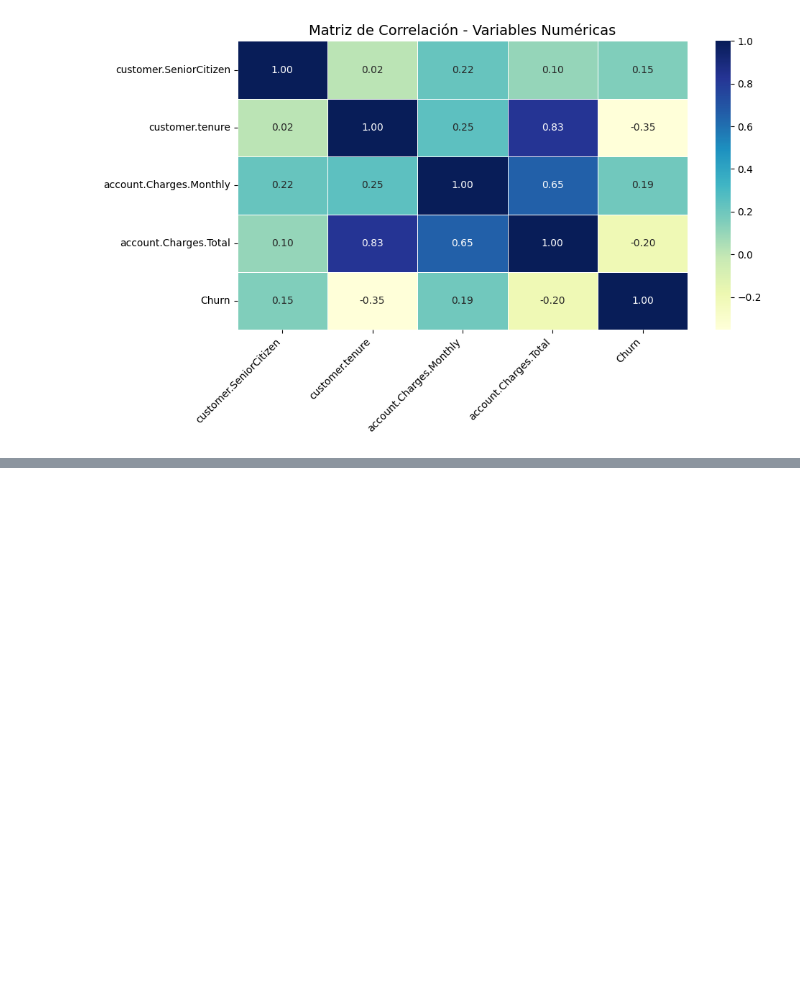
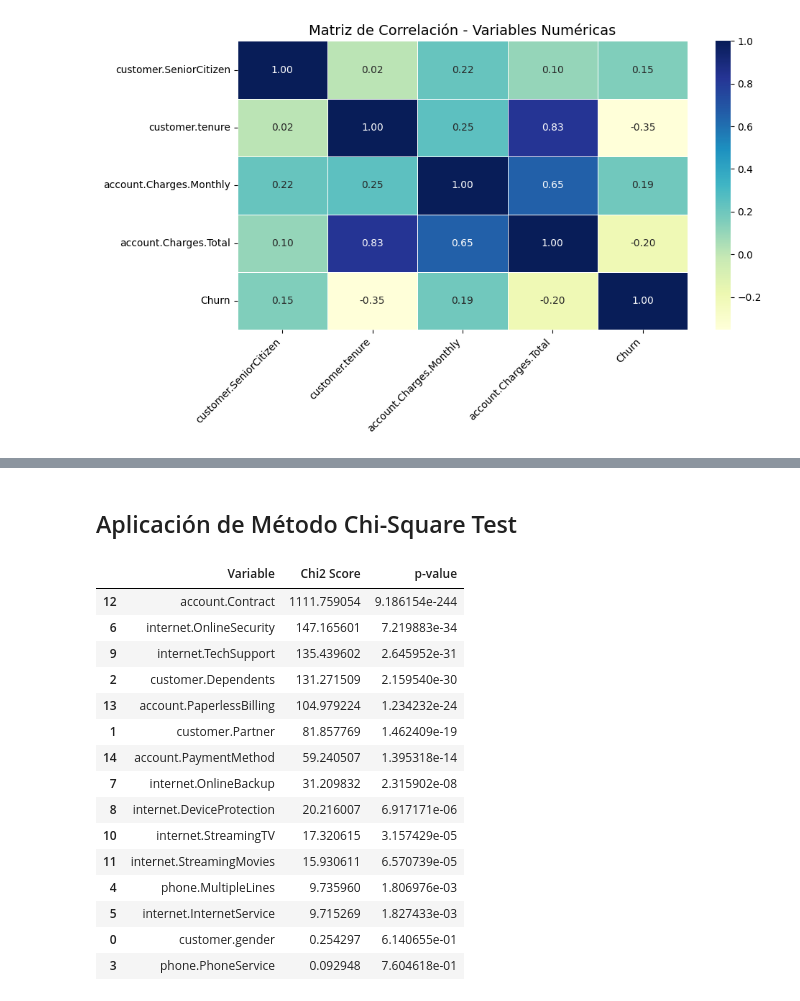
Before and after one commit to aalonsomt/Challenge-TelecomX_2, a Jupyter notebook: TelecomX_2.ipynb, the cells around one changed output, grey strips where cells are left out. Drawn from its saved outputs; the diff is of its cells as text; code cells hidden in the pictures; blank space fills up the shorter version.

```diff
--- a/TelecomX_2.ipynb
+++ b/TelecomX_2.ipynb
@@ -130,0 +133,9 @@ df = df.drop(columns=['account.Charges.Monthly', 'account.Charges.Total'])
+# %%
+# Seleccion de variables categóricas
+categorical_cols = df.select_dtypes(include=["object"]).columns
+categorical_cols = categorical_cols.drop("Churn")
+# %%
+# Tabla de proporción por categoría
+for col in categorical_cols:
+    print(f"\n📌 Analisis de variable: {col}")
+    display(pd.crosstab(df[col], df["Churn"], normalize="index") * 100)
@@ -130,0 +176,55 @@ df = df.drop(columns=['account.Charges.Monthly', 'account.Charges.Total'])
+# %% [markdown]
+## Aplicación de Método Chi-Square Test
+# %%
+from sklearn.preprocessing import LabelEncoder
+from sklearn.feature_selection import chi2
+
+# Crea copia
+df_rank = df.copy()
+
+# Convertir Churn para binario
+df_rank["Churn"] = df_rank["Churn"].map({"Yes": 1, "No": 0})
+
+# Separar variables categóricas
+categorical_cols = df_rank.select_dtypes(include=["object"]).columns
+
+# Aplicar Label Encoding temporario
+le = LabelEncoder()
+for col in categorical_cols:
+    df_rank[col] = le.fit_transform(df_rank[col])
+
+# Separar X e y
+X_cat = df_rank[categorical_cols]
+y = df_rank["Churn"]
+
+# Aplicar teste Qui-cuadrado
+chi_scores, p_values = chi2(X_cat, y)
+
+# Criar DataFrame com ranking
+chi_df = pd.DataFrame({
+    "Variable": categorical_cols,
+    "Chi2 Score": chi_scores,
+    "p-value": p_values
+})
+
+# Ordenar por importancia
+chi_df = chi_df.sort_values(by="Chi2 Score", ascending=False)
+
+chi_df
+# %% [output]
+|  | Variable | Chi2 Score | p-value |
+| 12 | account.Contract | 1111.759054 | 9.186154e-244 |
+| 6 | internet.OnlineSecurity | 147.165601 | 7.219883e-34 |
+| 9 | internet.TechSupport | 135.439602 | 2.645952e-31 |
+| 2 | customer.Dependents | 131.271509 | 2.159540e-30 |
+| 13 | account.PaperlessBilling | 104.979224 | 1.234232e-24 |
+| 1 | customer.Partner | 81.857769 | 1.462409e-19 |
+| 14 | account.PaymentMethod | 59.240507 | 1.395318e-14 |
+| 7 | internet.OnlineBackup | 31.209832 | 2.315902e-08 |
+| 8 | internet.DeviceProtection | 20.216007 | 6.917171e-06 |
+| 10 | internet.StreamingTV | 17.320615 | 3.157429e-05 |
+| 11 | internet.StreamingMovies | 15.930611 | 6.570739e-05 |
+| 4 | phone.MultipleLines | 9.735960 | 1.806976e-03 |
+| 5 | internet.InternetService | 9.715269 | 1.827433e-03 |
+| 0 | customer.gender | 0.254297 | 6.140655e-01 |
+| 3 | phone.PhoneService | 0.092948 | 7.604618e-01 |
```
Also changed, not shown: parts of 10 cells of this notebook.
